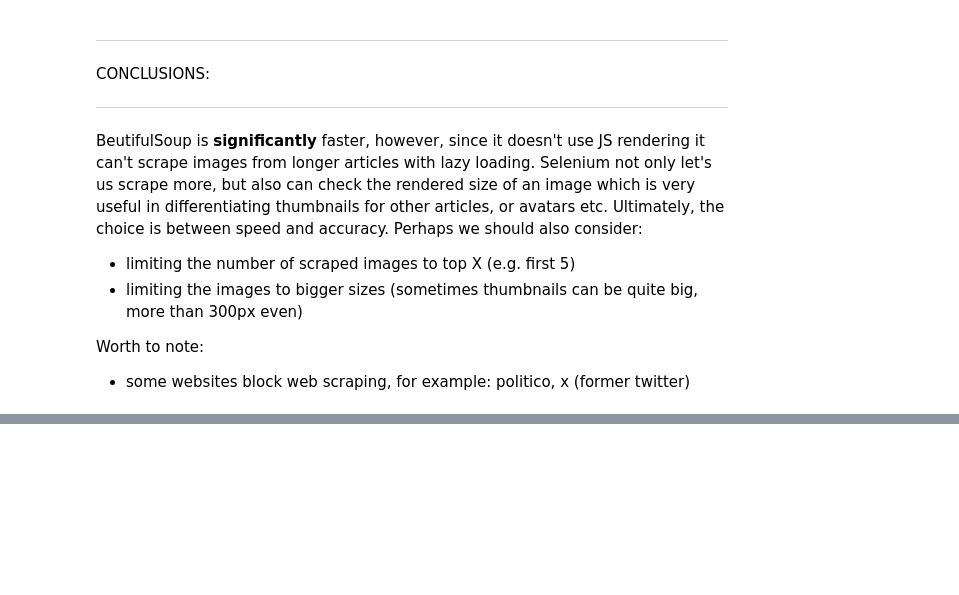
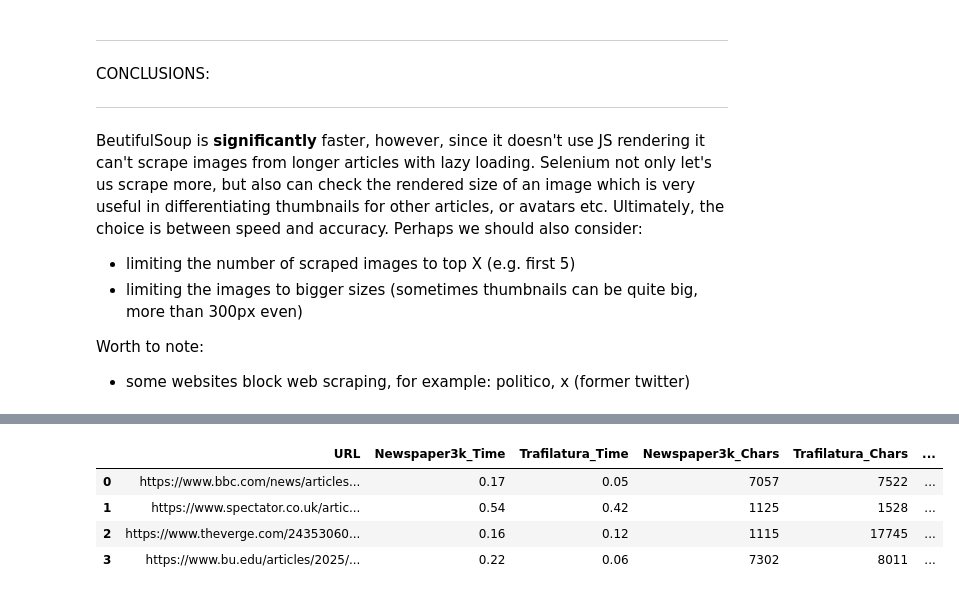
Before and after one commit to szezlong/Articles_Evaluation, a Jupyter notebook: AI_Detection_Expansion.ipynb, the cells around one changed output, grey strips where cells are left out. Drawn from its saved outputs; the diff is of its cells as text; code cells hidden in the pictures; blank space fills up the shorter version.

Commit message:
Added comparison for text scraping (np vs tr)

```diff
--- a/AI_Detection_Expansion.ipynb
+++ b/AI_Detection_Expansion.ipynb
@@ -587,0 +643,40 @@ Worth to note:
+# %%
+def scrape_text_trafilatura(url):
+  start = time.time()
+  try:
+    downloaded = trafilatura.fetch_url(url)
+    if downloaded:
+      text = trafilatura.extract(downloaded)
+      text = text.strip() if text else "[trafilatura] Extraction failed"
+    else:
+      text = "[trafilatura] Download failed"
+  except Exception as e:
+    text = f"[trafilatura] Failed: {e}"
+  elapsed = time.time() - start
+  return text, elapsed
+# %%
+def compare_texts(text1, text2):
+    diff = difflib.ndiff(text1.split(), text2.split())
+    only_newspaper = ' '.join(word[2:] for word in diff if word.startswith('- '))
+    only_trafilatura = ' '.join(word[2:] for word in diff if word.startswith('+ '))
+    return only_newspaper, only_trafilatura
+# %%
+def compare_np_tr(urls):
+  results = []
+
+  for url in test_urls_1:
+    np_text, np_time = scrape_text_newspaper3k(url)
+    tr_text, tr_time = scrape_text_trafilatura(url)
+    only_np, only_tr = compare_texts(np_text, tr_text)
+
+    results.append({
+          'URL': url,
+          'Newspaper3k_Time': round(np_time, 2),
+          'Trafilatura_Time': round(tr_time, 2),
+          'Newspaper3k_Chars': len(np_text),
+          'Trafilatura_Chars': len(tr_text),
+          'Only_in_Newspaper3k': only_np,
+          'Only_in_Trafilatura': only_tr
+    })
+
+  return pd.DataFrame(results)
@@ -587,0 +712,11 @@ Worth to note:
+# %%
+pd.set_option('display.max_colwidth', None)
+
+test_1 = compare_np_tr(test_urls_1)
+test_1
+# %% [output]
+|  | URL | Newspaper3k_Time | Trafilatura_Time | Newspaper3k_Chars | Trafilatura_Chars | ... |
+| 0 | https://www.bbc.com/news/articles... | 0.17 | 0.05 | 7057 | 7522 | ... |
+| 1 | https://www.spectator.co.uk/artic... | 0.54 | 0.42 | 1125 | 1528 | ... |
+| 2 | https://www.theverge.com/24353060... | 0.16 | 0.12 | 1115 | 17745 | ... |
+| 3 | https://www.bu.edu/articles/2025/... | 0.22 | 0.06 | 7302 | 8011 | ... |
```
Also changed, not shown: parts of 16 cells of this notebook.
